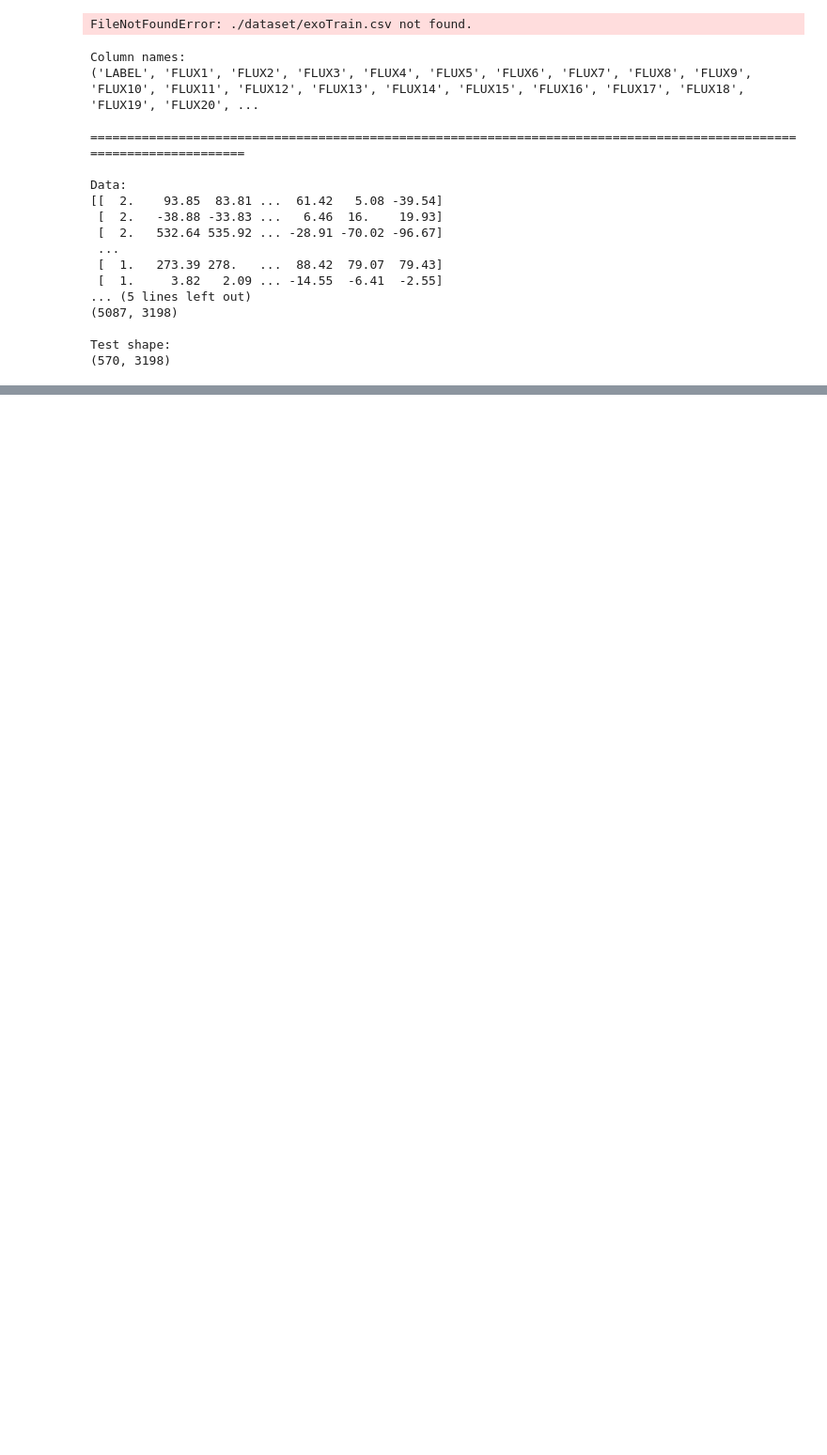
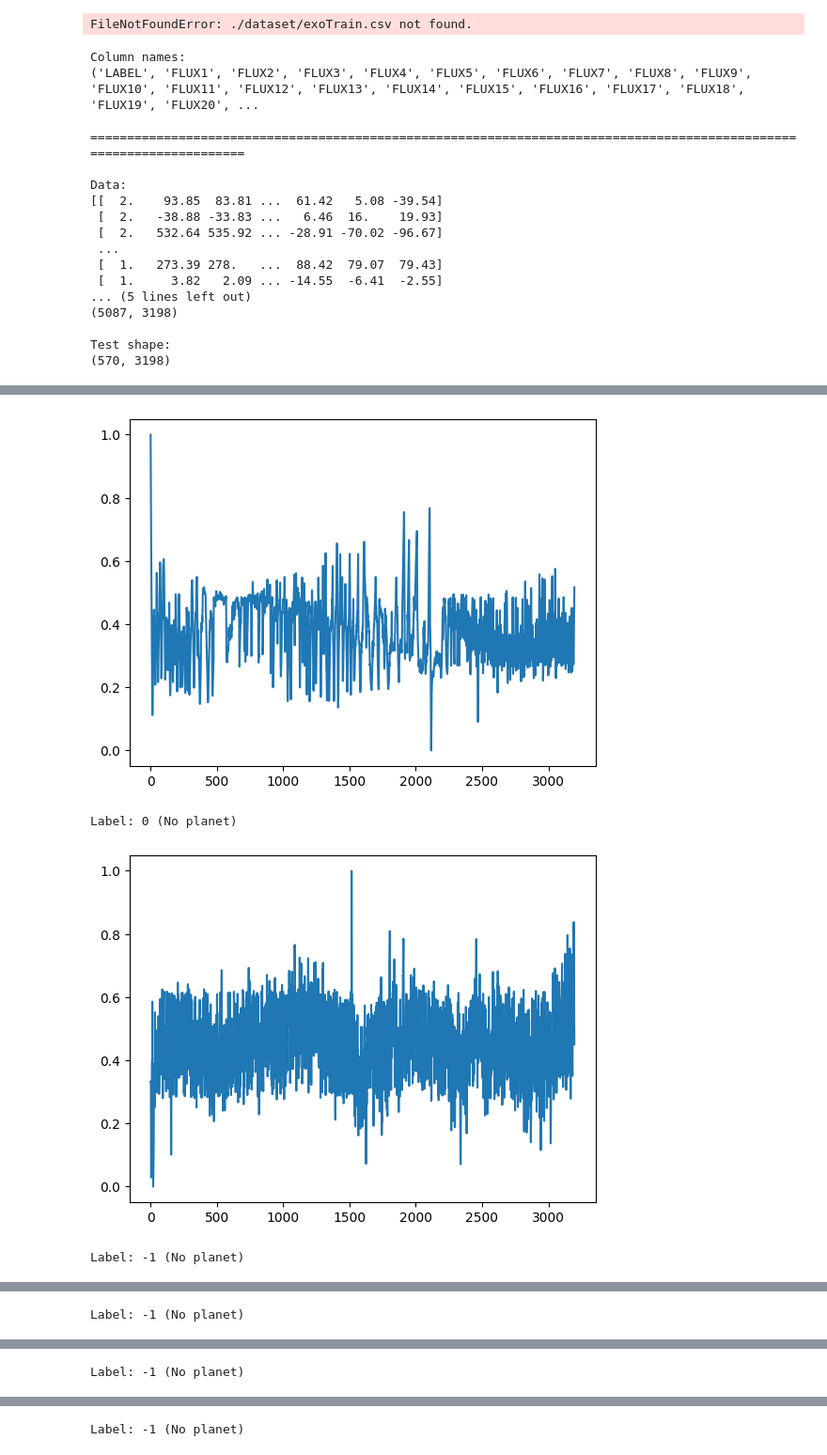
Before and after one commit to EfJot314/PlanetDetection, a Jupyter notebook: detection.ipynb, the cells around one changed output, grey strips where cells are left out. Shown: that part at 94% size. Saved outputs shown, nothing was run; the diff lists cells and outputs as text; code cells hidden in the pictures; blank space fills up the shorter version.

```diff
--- a/detection.ipynb
+++ b/detection.ipynb
@@ -114,0 +101,8 @@ Label:  0
+# %%
+#charts
+show_charts(X_train, y_train, chart_indexes)
+# %% [output]
+[figure, added]
+Label: 0 (No planet)
+[figure, added]
+Label: -1 (No planet)
@@ -114,0 +110 @@ Label:  0
+Label: -1 (No planet)
@@ -114,0 +112 @@ Label:  0
+Label: -1 (No planet)
@@ -114,0 +114 @@ Label:  0
+Label: -1 (No planet)
```
Also changed, not shown: parts of 4 cells of this notebook, 1 other file.
